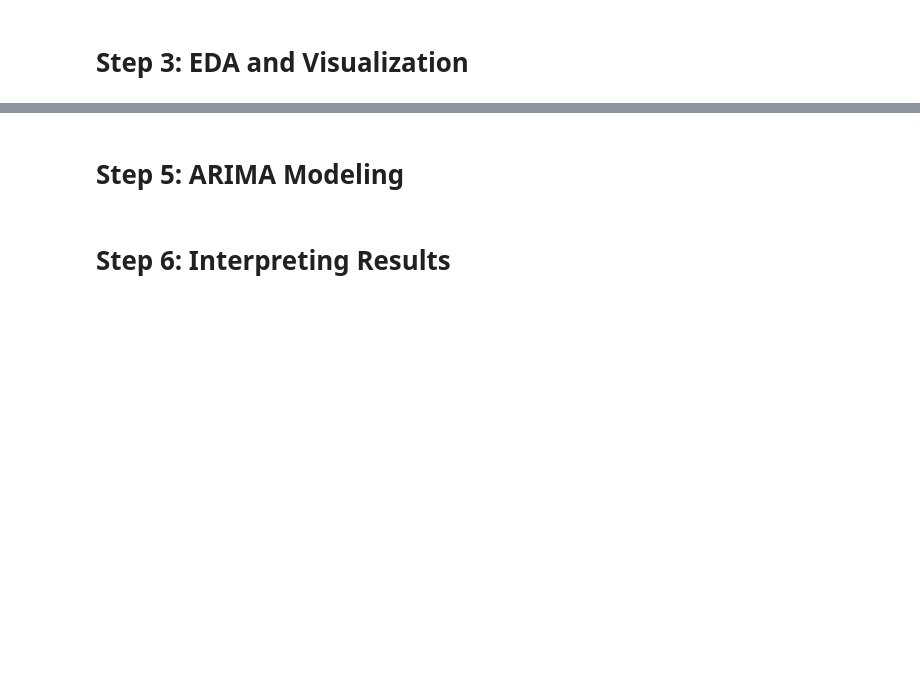
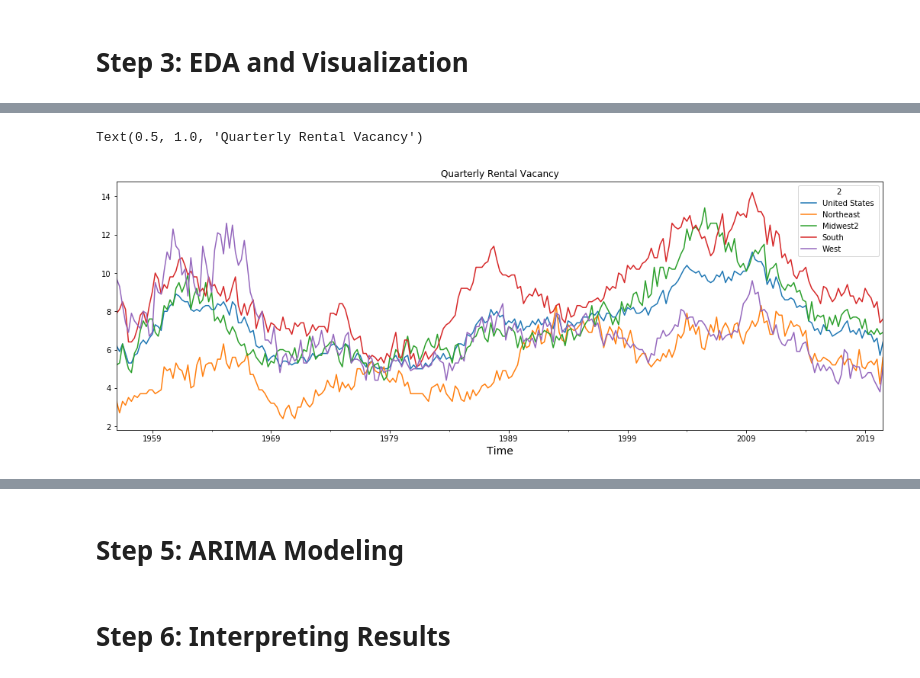
Before and after one commit to learn-co-curriculum/dsc-phase-4-project, a Jupyter notebook: time-series/starter_notebook.ipynb, the cells around one changed output, grey strips where cells are left out. Drawn from its saved outputs; the diff is of its cells as text; code cells hidden in the pictures; blank space fills up the shorter version.

```diff
--- a/time-series/starter_notebook.ipynb
+++ b/time-series/starter_notebook.ipynb
@@ -68,0 +340,2 @@ def melt_data(df):
+# %%
+rental_vacancy.drop(columns='index', inplace=True)
@@ -68,0 +351,2 @@ def melt_data(df):
+# %%
+rental_vacancy['Time'] = pd.date_range('1956', '2020-07', freq='QS-JAN')
@@ -68,0 +362,4 @@ def melt_data(df):
+# %%
+rental_vacancy.drop(columns='Year and Quarter', inplace = True)
+# %%
+rental_vacancy.set_index('Time', inplace = True)
@@ -68,0 +376,7 @@ def melt_data(df):
+# %%
+rental_vacancy.plot(figsize=(18,6))
+plt.xlabel('Time', fontsize=14);
+plt.title('Quarterly Rental Vacancy')
+# %% [output]
+Text(0.5, 1.0, 'Quarterly Rental Vacancy')
+[figure, added]
```
Also changed, not shown: parts of 99 cells of this notebook, 3 other files.
